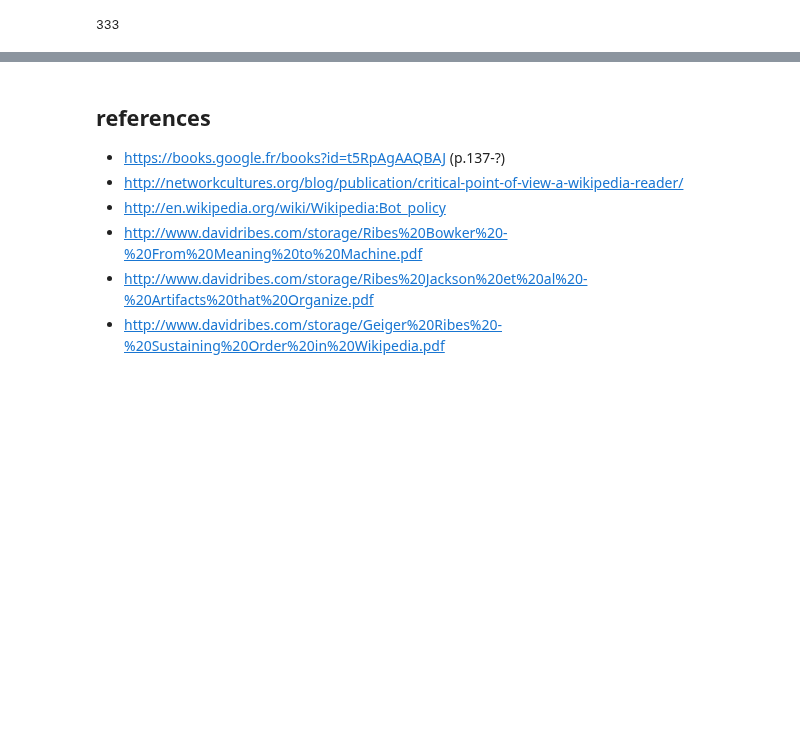
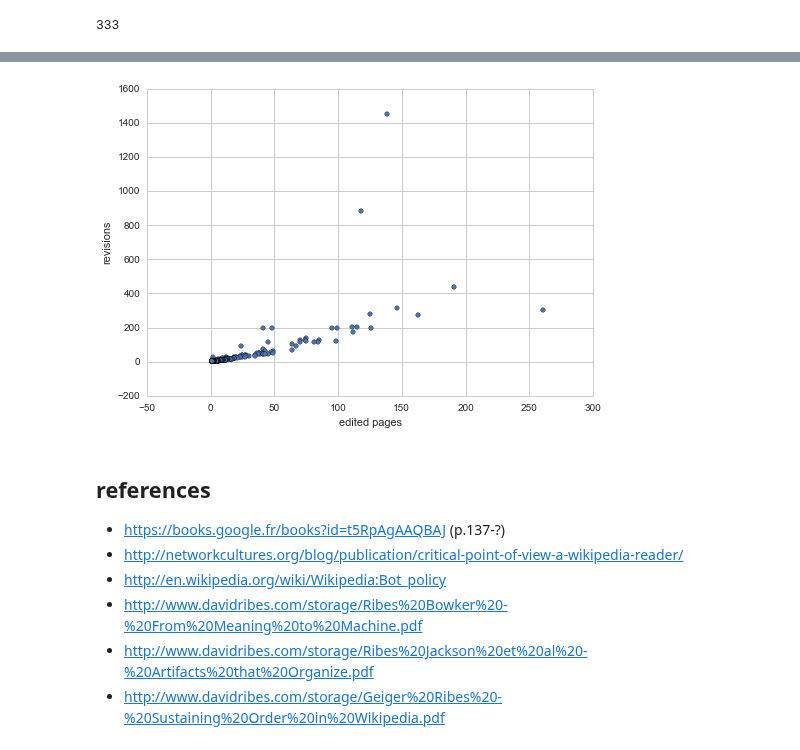
Before and after one commit to WeKeyPedia/notebooks, a Jupyter notebook: geometry/index of bots.ipynb, the cells around one changed output, grey strips where cells are left out. Cells and saved outputs as stored; diff of their text form; code cells hidden in the pictures; blank space fills up the shorter version.

```diff
--- a/geometry/index of bots.ipynb
+++ b/geometry/index of bots.ipynb
@@ -29,6 +29,8 @@ def table_to_html(data, cols=[]):
 data = []
 
 bots = sorted(bots, key=lambda b: -pages_editors_graph.node[b]["revisions"])
+
+col_names = ["bot name", "revisions", "edited pages", "revisions/page", "mean contribution", "first activity", "last activity"]
 
 g = pages_editors_graph
 
@@ -36,19 +38,19 @@ for b in bots:
     link = u"<a href=\"http://en.wikipedia.org/wiki/User:{0}\" target=\"_blank\">{0}</a>".format(b.split(":")[1])
     r  = g.node[b]["revisions"]
     p  = len(pages_editors_graph[b])
-    m  = np.mean(map(lambda p: float(g[b][p]["revisions"])/float(g.node[p]["total revisions"]), g[b]))
+    m  = np.mean(map(lambda p: float(g[b][p]["revisions"])/float(g.node[p]["revisions"]), g[b]))
     rp = float(r)/float(p)
     f_rev = g.node[b]["first revision"]
     l_rev = g.node[b]["last revision"]
     data.append([link, r, p, rp, m, f_rev, l_rev])
 
-count_all_rev = sum([ g.node[p]["total revisions"] for p in pages_editors_graph.nodes() if g.node[p]["type"] == "page" ])
+count_all_rev = sum([ g.node[p]["revisions"] for p in pages_editors_graph.nodes() if g.node[p]["type"] == "page" ])
 count_bots_rev = sum([ b[1] for b in data ])
 
 print "total number of revisions: %s" % (count_all_rev)
 print "revisions by all bots: %s (%s)" % (count_bots_rev, float(count_bots_rev)/float(count_all_rev) * 100)
 
-display(table_to_html(data, ["bot name", "revisions", "edited pages", "revisions/page", "mean contribution", "first activity", "last activity"]))
+display(table_to_html(data, col_names))
 # %% [output]
 total number of revisions: 101462
 revisions by all bots: 10003 (9.85886341685)
@@ -68,3 +70,9 @@ revisions by all bots: 10003 (9.85886341685)
 | AloysiusLiliusBot | 1 | 1 | 1.0 | 0.00403225806452 | 2008-09-09 07:11:40 | 2008-09-09 07:11:40 |
 | BendelacBOT | 1 | 1 | 1.0 | 0.00549450549451 | 2012-03-07 12:23:59 | 2012-03-07 12:23:59 |
 | Tomabbott | 1 | 1 | 1.0 | 0.000813008130081 | 2007-05-08 13:18:39 | 2007-05-08 13:18:39 |
+# %%
+df = pd.DataFrame(data=data, index=[ b.split(":")[1] for b in bots ], columns=col_names)
+
+df.drop("bot name",1, inplace=True)
+
+df.head()
@@ -71,3 +88,7 @@ revisions by all bots: 10003 (9.85886341685)
+# %%
+df.plot("edited pages", "revisions", kind="scatter");
+# %% [output]
+[figure, added]
 # %% [markdown]
 ## references
 
```
Also changed, not shown: parts of 2 cells of this notebook, 3 other files.
